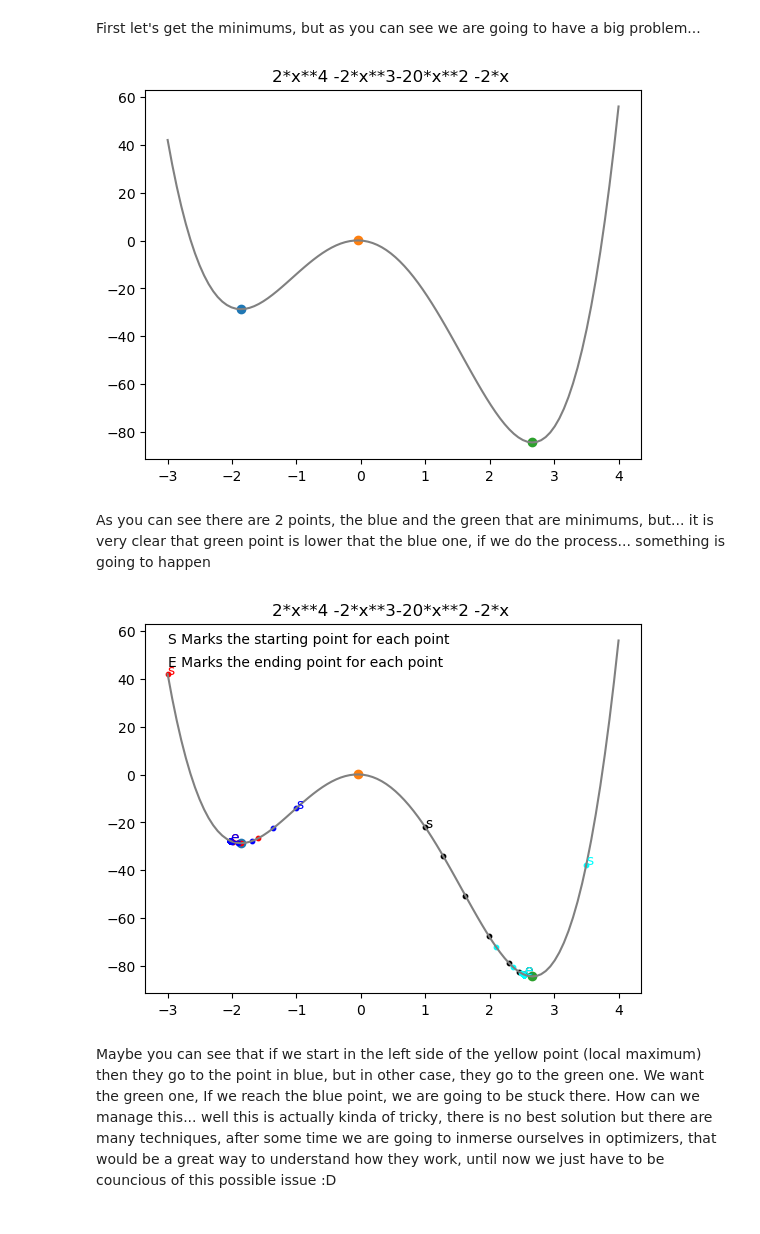
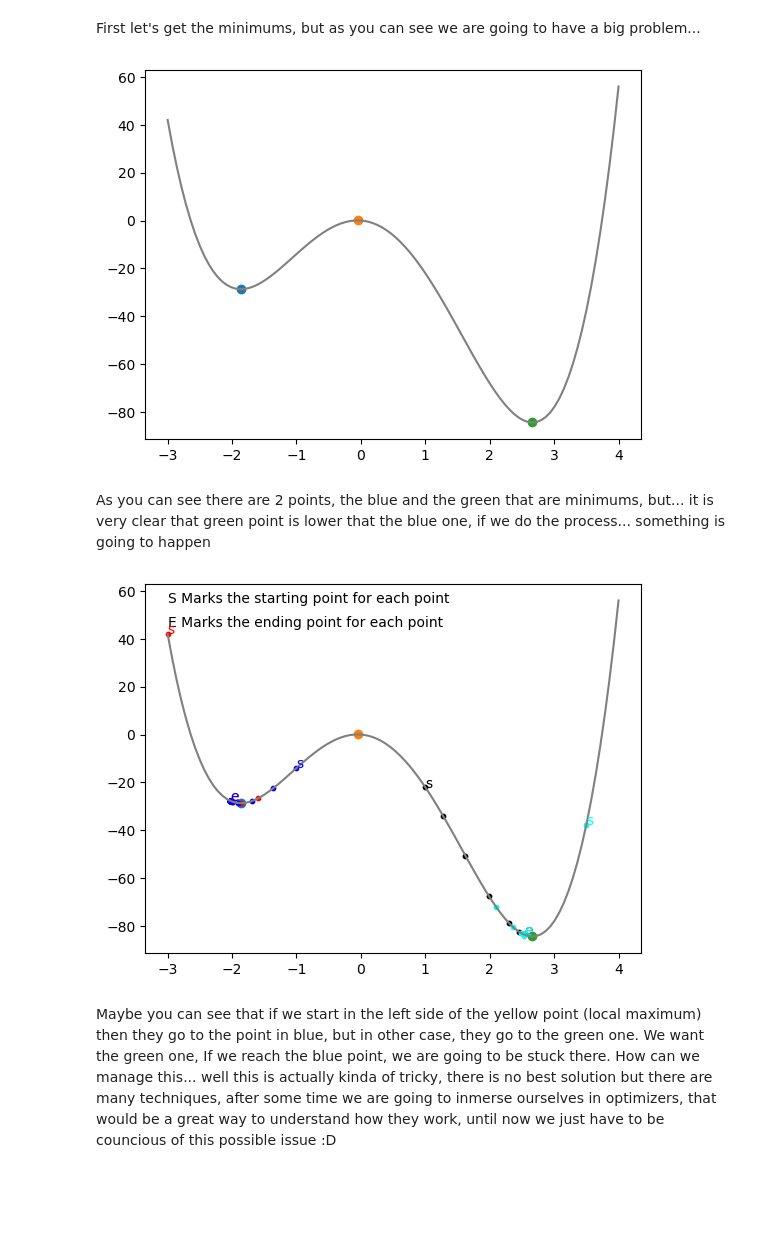
Before and after one commit to Robdres/Deep_learning, a Jupyter notebook: 3_numerical_computation.ipynb, the cells around one changed output. Saved outputs shown, nothing was run; the diff lists cells and outputs as text; code cells hidden in the pictures; blank space fills up the shorter version.

```diff
--- a/3_numerical_computation.ipynb
+++ b/3_numerical_computation.ipynb
@@ -608,23 +609,26 @@ First let's get the minimums, but as you can see we are going to have a big prob
 # %%
 from sympy.abc import x
 f = Poly ( 2*x**4-20*x**2-2*x**3-2*x )
 def get_mins(f):
     d = f.diff(x)
     r = real_roots(d)
     mins  = []
     for i in r:
         mins.append(i.evalf())
     for i in mins:
         a = [i,function(i)]
         plt.scatter(a[0],a[1])
-plot_function(f,-3,4)
+
+def g(a):
+    return 2*a**4-20*a**2-2*a**3-2*a
+plot_function(g,-3,4)
 get_mins(f)
 # %% [output]
-[figure, old version]
+[figure, new version]
 # %% [markdown]
 As you can see there are 2 points, the blue and the green that are minimums, but... it is very clear that green point is lower that the blue one, if we do the process... something is going to happen
 # %%
-plot_function(f,-3,4)
+plot_function(g,-3,4)
 get_mins(f)
 plt.text(-3,55,"S Marks the starting point for each point")
 plt.text(-3,45,"E Marks the ending point for each point")
@@ -633,7 +637,7 @@ find_minimum(f,f.diff(x),-1,color="blue")
 find_minimum(f,f.diff(x),1,color="black")
 find_minimum(f,f.diff(x),3.5,color="cyan")
 # %% [output]
-[figure, old version]
+[figure, new version]
 # %% [markdown]
 Maybe you can see that if we start in the left side of the yellow point (local maximum) then they go to the point in blue, but in other case, they go to the green one. We want the green one, If we reach the blue point, we are going to be stuck there. How can we manage this... well this is actually kinda of tricky, there is no best solution but there are many techniques, after some time we are going to inmerse ourselves in optimizers, that would be a great way to understand how they work, until now we just have to be councious of this possible issue :D
 # Saddle points
```
Also changed, not shown: parts of 55 cells of this notebook, 2 other files.
